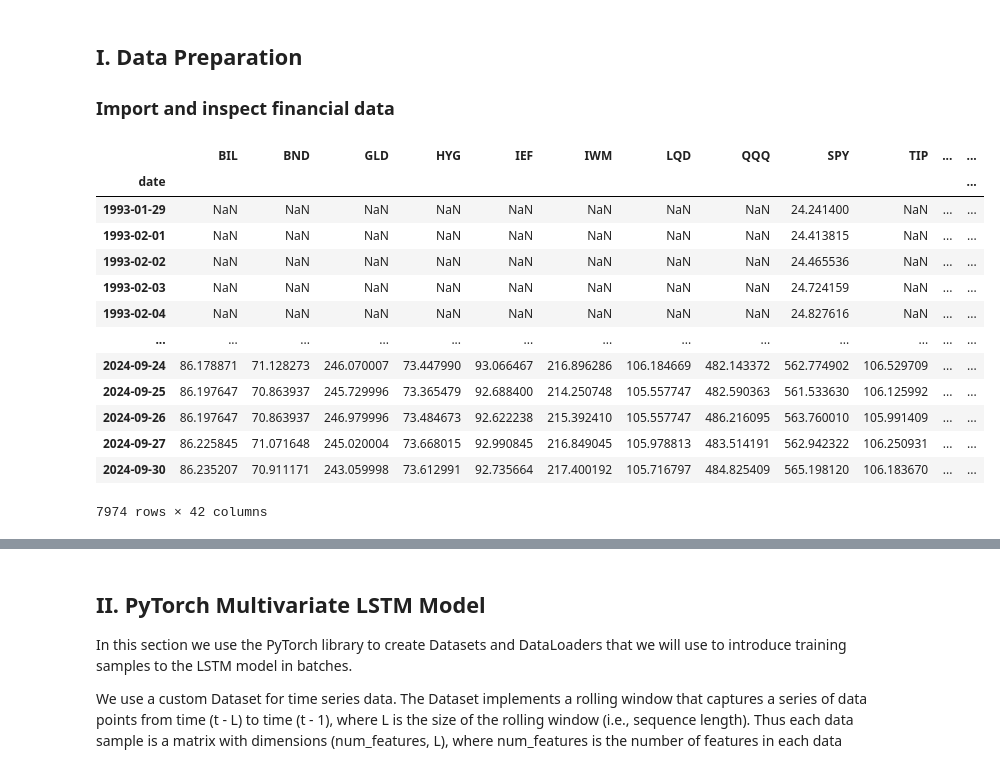
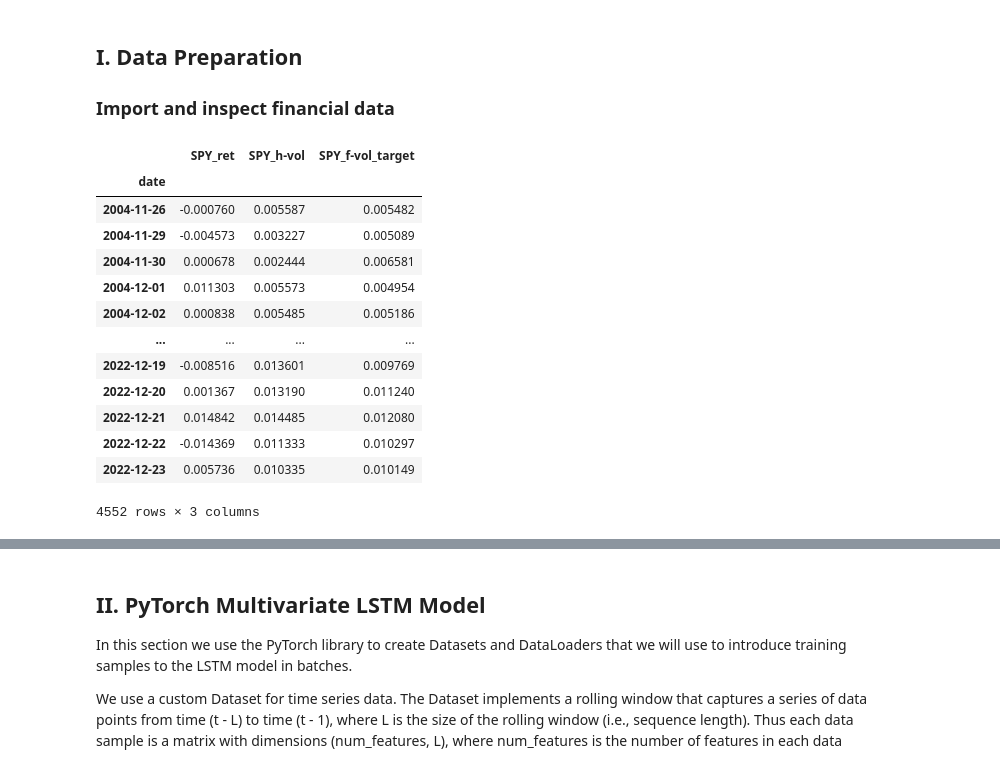
Before and after one commit to tmacpherson6/investment_advisor_dashboard_capstone, a Jupyter notebook: Pete-B5_Univariate-LSTM.ipynb, the cells around one changed output, grey strips where cells are left out. Drawn from its saved outputs; the diff is of its cells as text; code cells hidden in the pictures.

```diff
--- a/Pete-B5_Univariate-LSTM.ipynb
+++ b/Pete-B5_Univariate-LSTM.ipynb
@@ -23,37 +23,42 @@ import data_prep as dp
 import models
 
 # Global variables
-DATA_FILENAME = 'train_val_data.csv'
+DATA_FOLDER = 'data/train-val-test/'
+TRAIN_DATA_FILE = DATA_FOLDER + 'train_etf_data.csv'
+VAL_DATA_FILE = DATA_FOLDER + 'val_etf_data.csv'
 TICKER = 'SPY'
-WINDOW_SIZE = 5  # Size of the rolling window for historical volatility
-OUTLOOK = 5  # Future outlook (no. bdays) for predicted future volatility
-VALIDATION_START_DATE = '2023-01-01'
-BUFFER_SIZE = 0  # Number of business days between train and validation sets
-SEQUENCE_LENGTH = 21  # No. observations in each input sequence to LSTM
-BATCH_SIZE = 10  # For DataLoader
+SEQUENCE_LENGTH = 5  # No. observations in each input sequence to LSTM
+BATCH_SIZE = 21  # For DataLoader
 # %% [markdown]
 ## I. Data Preparation
 
 ### Import and inspect financial data
 # %%
-df = pd.read_csv(
-    DATA_FILENAME,
+train_df = pd.read_csv(
+    TRAIN_DATA_FILE,
     index_col='date',
     parse_dates=True
 )
-df
+val_df = pd.read_csv(
+    VAL_DATA_FILE,
+    index_col='date',
+    parse_dates=True
+)
+data_cols = [TICKER + '_ret', TICKER + '_h-vol']
+label_col = [TICKER + '_f-vol_target']
+train_df[data_cols + label_col]
 # %% [output]
-|  | BIL | BND | GLD | HYG | IEF | IWM | LQD | QQQ | SPY | TIP | ... | ... |
-| date |  |  |  |  |  |  |  |  |  |  |  | ... |
-| 1993-01-29 | NaN | NaN | NaN | NaN | NaN | NaN | NaN | NaN | 24.241400 | NaN | ... | ... |
-| 1993-02-01 | NaN | NaN | NaN | NaN | NaN | NaN | NaN | NaN | 24.413815 | NaN | ... | ... |
-| 1993-02-02 | NaN | NaN | NaN | NaN | NaN | NaN | NaN | NaN | 24.465536 | NaN | ... | ... |
-| 1993-02-03 | NaN | NaN | NaN | NaN | NaN | NaN | NaN | NaN | 24.724159 | NaN | ... | ... |
-| 1993-02-04 | NaN | NaN | NaN | NaN | NaN | NaN | NaN | NaN | 24.827616 | NaN | ... | ... |
-| ... | ... | ... | ... | ... | ... | ... | ... | ... | ... | ... | ... | ... |
-| 2024-09-24 | 86.178871 | 71.128273 | 246.070007 | 73.447990 | 93.066467 | 216.896286 | 106.184669 | 482.143372 | 562.774902 | 106.529709 | ... | ... |
-| 2024-09-25 | 86.197647 | 70.863937 | 245.729996 | 73.365479 | 92.688400 | 214.250748 | 105.557747 | 482.590363 | 561.533630 | 106.125992 | ... | ... |
-| 2024-09-26 | 86.197647 | 70.863937 | 246.979996 | 73.484673 | 92.622238 | 215.392410 | 105.557747 | 486.216095 | 563.760010 | 105.991409 | ... | ... |
-| 2024-09-27 | 86.225845 | 71.071648 | 245.020004 | 73.668015 | 92.990845 | 216.849045 | 105.978813 | 483.514191 | 562.942322 | 106.250931 | ... | ... |
-| 2024-09-30 | 86.235207 | 70.911171 | 243.059998 | 73.612991 | 92.735664 | 217.400192 | 105.716797 | 484.825409 | 565.198120 | 106.183670 | ... | ... |
+|  | SPY_ret | SPY_h-vol | SPY_f-vol_target |
+| date |  |  |  |
+| 2004-11-26 | -0.000760 | 0.005587 | 0.005482 |
+| 2004-11-29 | -0.004573 | 0.003227 | 0.005089 |
+| 2004-11-30 | 0.000678 | 0.002444 | 0.006581 |
+| 2004-12-01 | 0.011303 | 0.005573 | 0.004954 |
+| 2004-12-02 | 0.000838 | 0.005485 | 0.005186 |
+| ... | ... | ... | ... |
+| 2022-12-19 | -0.008516 | 0.013601 | 0.009769 |
+| 2022-12-20 | 0.001367 | 0.013190 | 0.011240 |
+| 2022-12-21 | 0.014842 | 0.014485 | 0.012080 |
+| 2022-12-22 | -0.014369 | 0.011333 | 0.010297 |
+| 2022-12-23 | 0.005736 | 0.010335 | 0.010149 |
-7974 rows × 42 columns
+4552 rows × 3 columns
```
Also changed, not shown: parts of 12 cells of this notebook, 5 other files.
